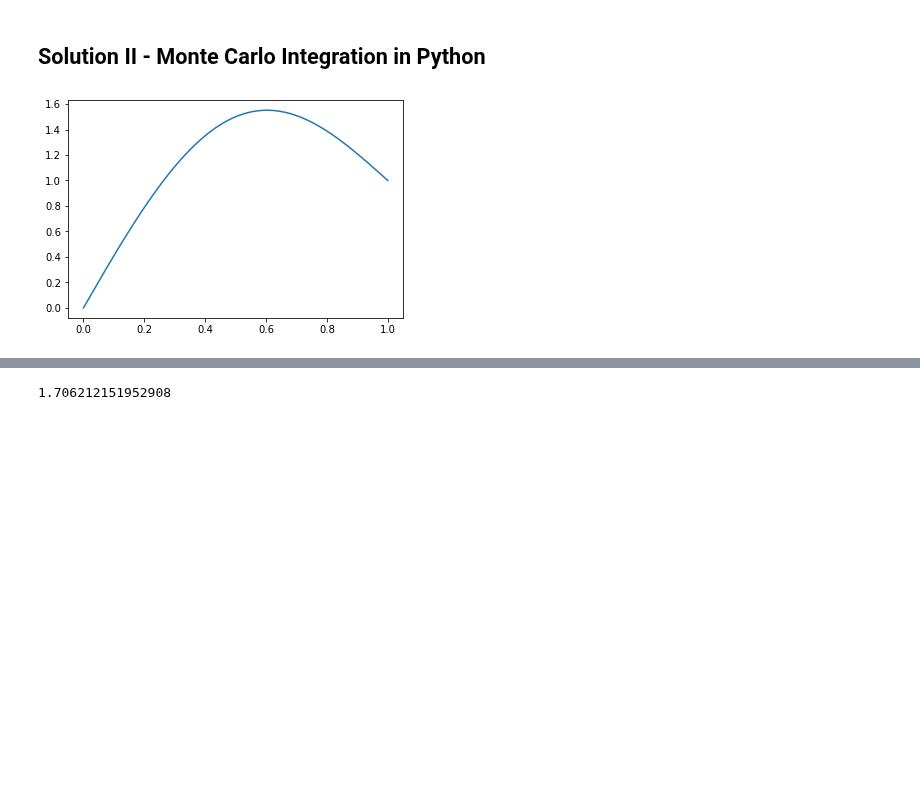
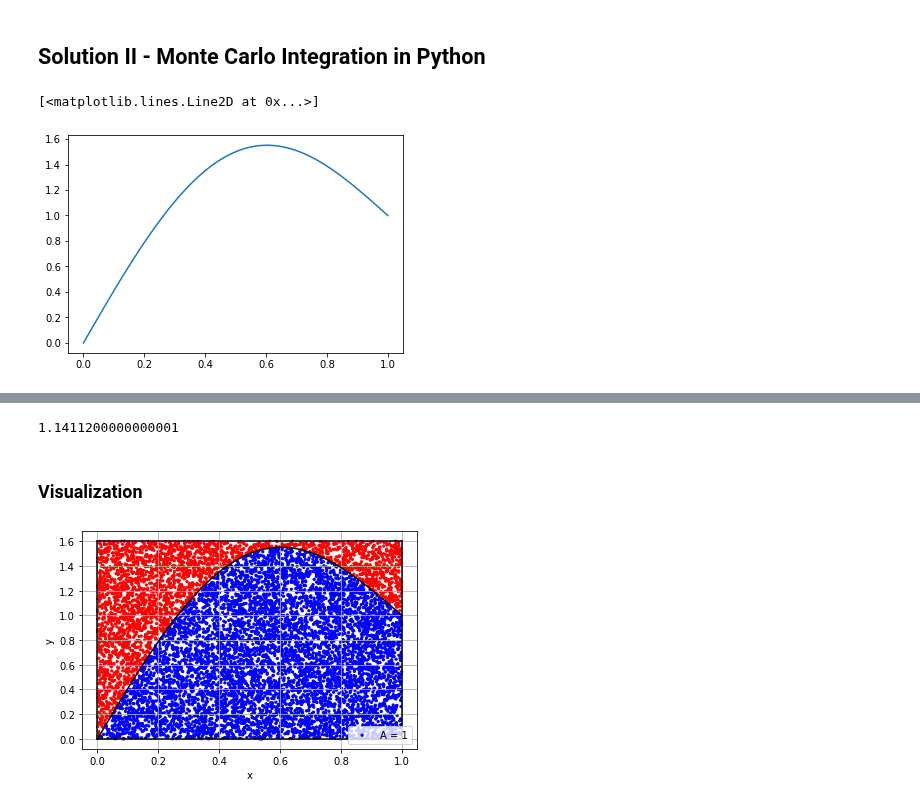
Before and after one commit to stahangryum/unwanted_blog, a Jupyter notebook: _notebooks/2021-10-03-.ipynb, the cells around one changed output, grey strips where cells are left out. Drawn from its saved outputs; the diff is of its cells as text; code cells hidden in the pictures; blank space fills up the shorter version.

```diff
--- a/_notebooks/2021-10-03-.ipynb
+++ b/_notebooks/2021-10-03-.ipynb
@@ -31,8 +31,8 @@ def function(x):
 x = np.linspace(0, 1, 10000)
 y = [function(x) for x in x]
 plt.plot(x, y)
-bottom, top = plt.ylim() #그래프에서 최솟값, 최댓값
 # %% [output]
+[<matplotlib.lines.Line2D at 0x...>]
 [figure]
 # %% [markdown]
 ![](image/monte_1.png)
@@ -42,18 +42,42 @@ bottom, top = plt.ylim() #그래프에서 최솟값, 최댓값
 def function(x): #함수 정의
     return x + np.sin(np.pi*x)
 
-N = int(1e+5)  # Random Sampling 시행 횟수
+N = int(10000)  # Random Sampling 시행 횟수
 
-W = 1  # 사각형의 가로 길이 정의
-H = top - bottom #최댓값 - 최솟값, 꼭 최댓값과 최솟값으로 할 필요는 없음.
+W = 1  # 사각형의 가로 길이
+H = 1.6  #사각형의 세로 길이
 
 X = np.random.random(N)   # 0~1까지의 x 좌표 Random Sampling을 N번 시행
-Y = np.random.randint(bottom, top, size = N) # 그래프상 최솟값 ~ 최댓값까지의 y 좌표 Randon Sampling을 N번 시행
+Y = H * np.random.random(N) # 그래프상 최솟값 ~ 최댓값까지의 y 좌표 Randon Sampling을 N번 시행
+F = function(X) # Random Sampling으로 구한 X값에 따른 함숫값
 
-F = function(X) # Random Sampling으로 구한 X값에 따른 함숫값
 in_or_out = Y < F  # Y < F (IN)이면 True, Y > F (OUT)이면 False
+A = H * W * np.sum(in_or_out) / N # 영역 S의 넓이
 
-A = H * W * np.sum(in_out) / N # 영역 S의 넓이
 A
 # %% [output]
-1.706212151952908
+1.1411200000000001
+# %% [markdown]
+### Visualization
+# %%
+color = list(map(lambda x: 'blue' if x else 'red', in_or_out)) #색 정하기
+
+plt.scatter(X, Y, color=color, s=5, label='A = {}'.format(np.round(1, 4)))
+               ### 샘플링 포인트 그리기
+
+plt.plot([0, W], [0, 0], color='black')  ### 사각형 영역 그리기
+plt.plot([W, W], [0, H], color='black')
+plt.plot([0, W], [H, H], color='black')
+plt.plot([0, 0], [0, H], color='black')
+
+px = np.linspace(0, W, 1000)
+py = function(px)
+plt.plot(px, py, color = 'black') ### 함수 y = f(x) 그리기
+
+plt.legend(loc = 'lower right') ### 그래프 그리는 옵션 추가
+plt.xlabel('x')
+plt.ylabel('y')
+plt.grid()
+plt.show()
+# %% [output]
+[figure, added]
```
Also changed, not shown: parts of 2 cells of this notebook.
